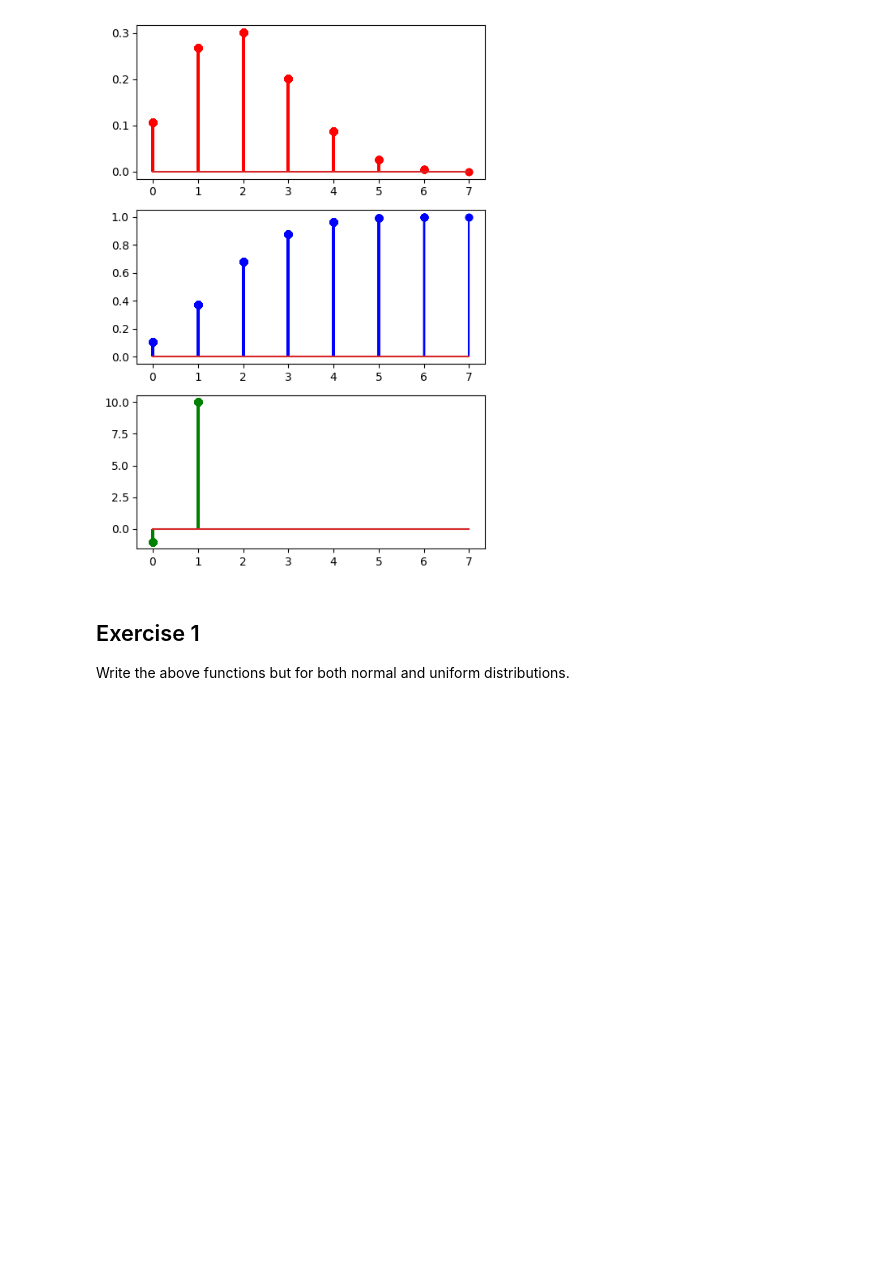
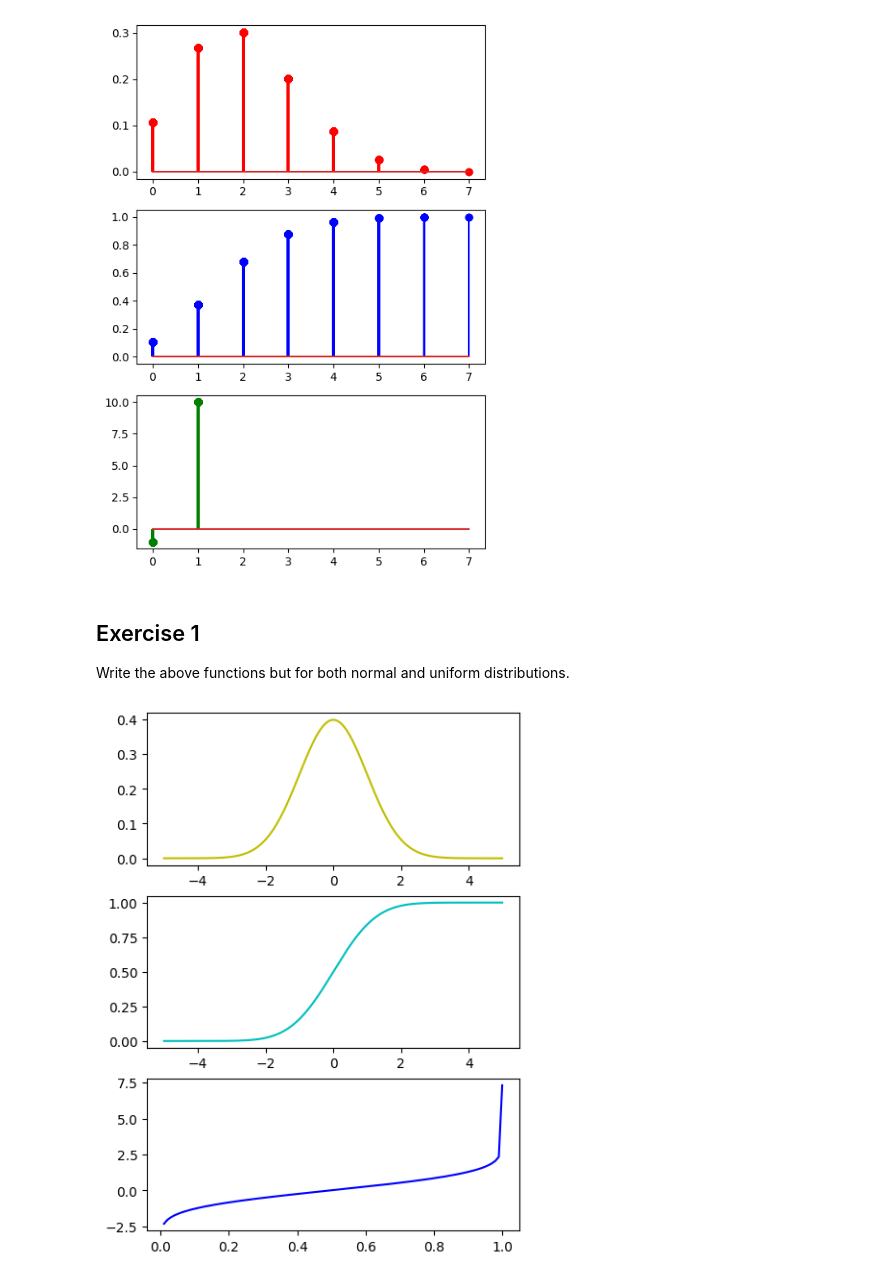
Before and after one commit to Elisag28/probability-distribution-exercises-project-with-python, a Jupyter notebook: notebook/problems.ipynb, the cells around one changed output. Cells and saved outputs as stored; diff of their text form; code cells hidden in the pictures; blank space fills up the shorter version.

```diff
--- a/notebook/problems.ipynb
+++ b/notebook/problems.ipynb
@@ -88,3 +86,50 @@ plt.show()
 Write the above functions but for both normal and uniform distributions.
 # %%
 # TODO
+import matplotlib.pyplot as plt
+import numpy as np
+from scipy.stats import norm
+from scipy.stats import uniform
+from scipy.special import comb
+
+def d_norm(x, mean = 0, std = 1):
+
+    result = norm.pdf(x, loc = mean, scale = std)
+    return result
+
+def p_norm(x, mean = 0, std = 1):
+
+    result = norm.cdf(x = x, loc = mean, scale = std)
+    return result
+
+def q_norm(p, mean = 0, std = 1):
+
+    result = norm.ppf(q = p, loc = mean, scale = std)
+    return result
+
+def r_norm(n, mean = 0, std = 1):
+
+    result = norm.rvs(size = n, loc = mean, scale = std)
+    return result
+
+###PLOT
+
+np.random.seed(11)
+std = 1
+mean = 0
+data = np.arange(-5, 5, 0.01)
+
+pmf = d_norm(data, mean = mean, std = std)
+ppf = q_norm(data, mean = mean, std = std)
+cdf = p_norm(data, mean = mean, std = std)
+
+
+fig, axis = plt.subplots(3, 1, figsize = (5, 7))
+
+axis[0].plot(data, pmf, "y-")
+axis[1].plot(data, cdf, "c-")
+axis[2].plot(data, ppf, "b-")
+
+plt.show()
+# %% [output]
+[figure, added]
```
Also changed, not shown: parts of 2 cells of this notebook.
